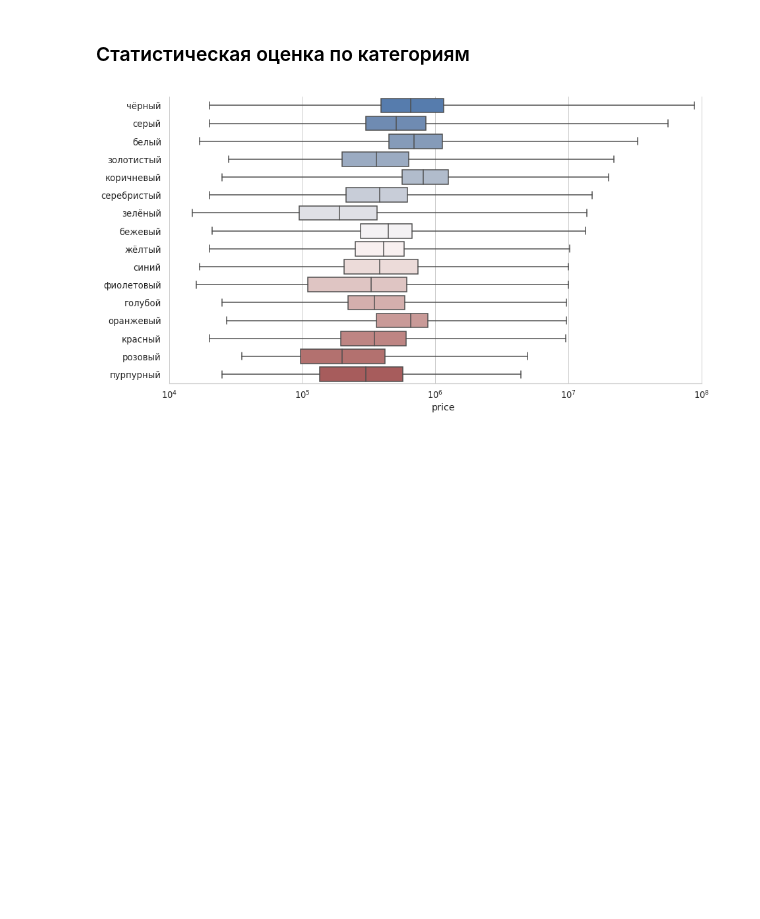
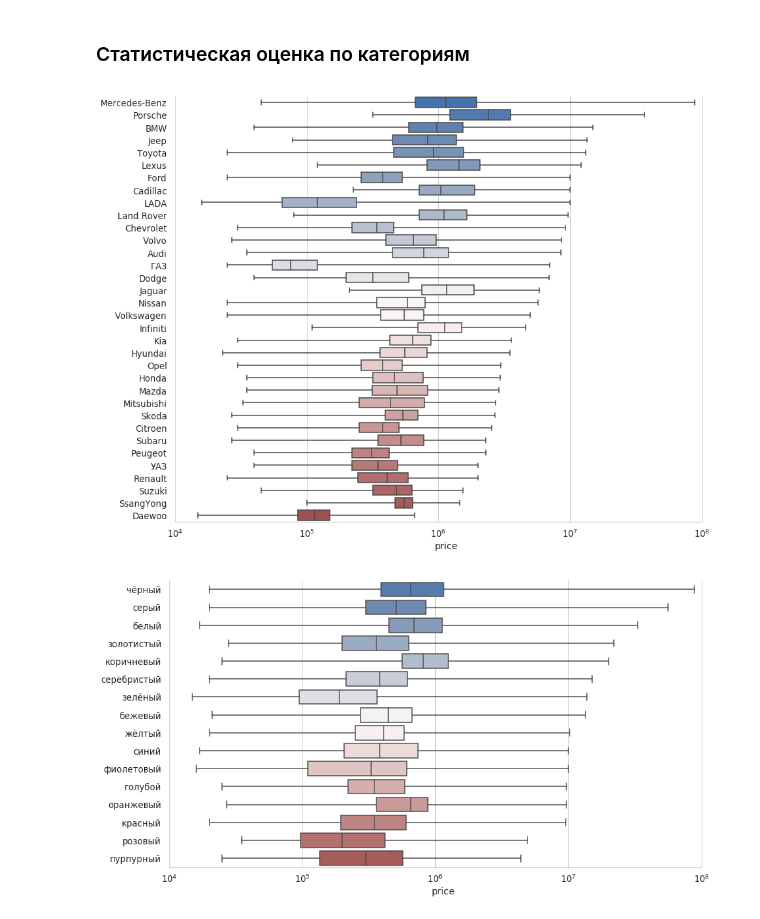
Before and after one commit to Curiosady/Learning-Projects, a Jupyter notebook: Auto.ru Car Price Prediction/main.ipynb, the cells around one changed output. Drawn from its saved outputs; the diff is of its cells as text; code cells hidden in the pictures; blank space fills up the shorter version.

```diff
--- a/Auto.ru Car Price Prediction/main.ipynb
+++ b/Auto.ru Car Price Prediction/main.ipynb
@@ -281,6 +283,16 @@ sns.despine(trim=True, left=True)
 [figure]
 # %% [markdown]
 ### Статистическая оценка по категориям
+# %%
+f, ax = plt.subplots(figsize=(15, 12))
+ax.set_xscale("log")
+sns.boxplot(x="price", y="manufacturer", data=df.sort_values('price', ascending=False),
+            whis="range", palette="vlag")
+ax.xaxis.grid(True)
+ax.set(ylabel="")
+sns.despine(trim=True, left=True)
+# %% [output]
+[figure, added]
 # %%
 f, ax = plt.subplots(figsize=(15, 8))
 ax.set_xscale("log")
```
Also changed, not shown: parts of 16 cells of this notebook.
